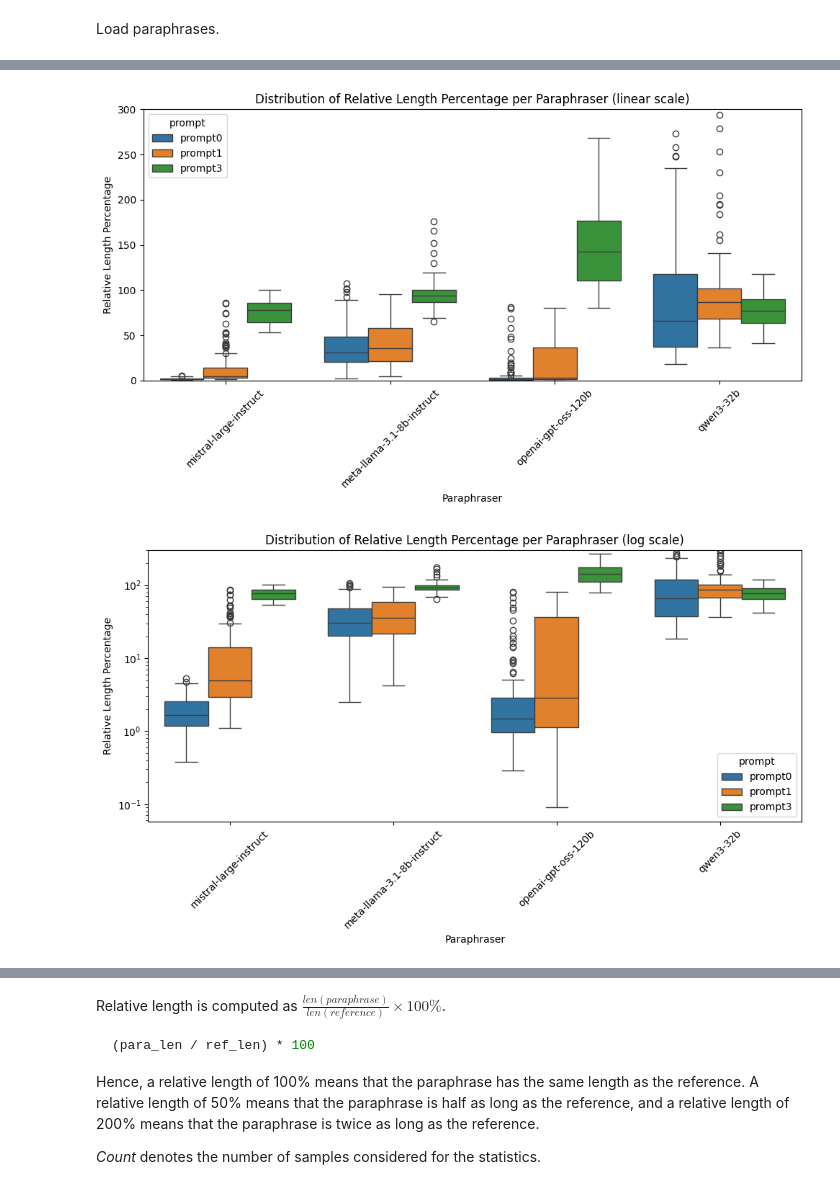
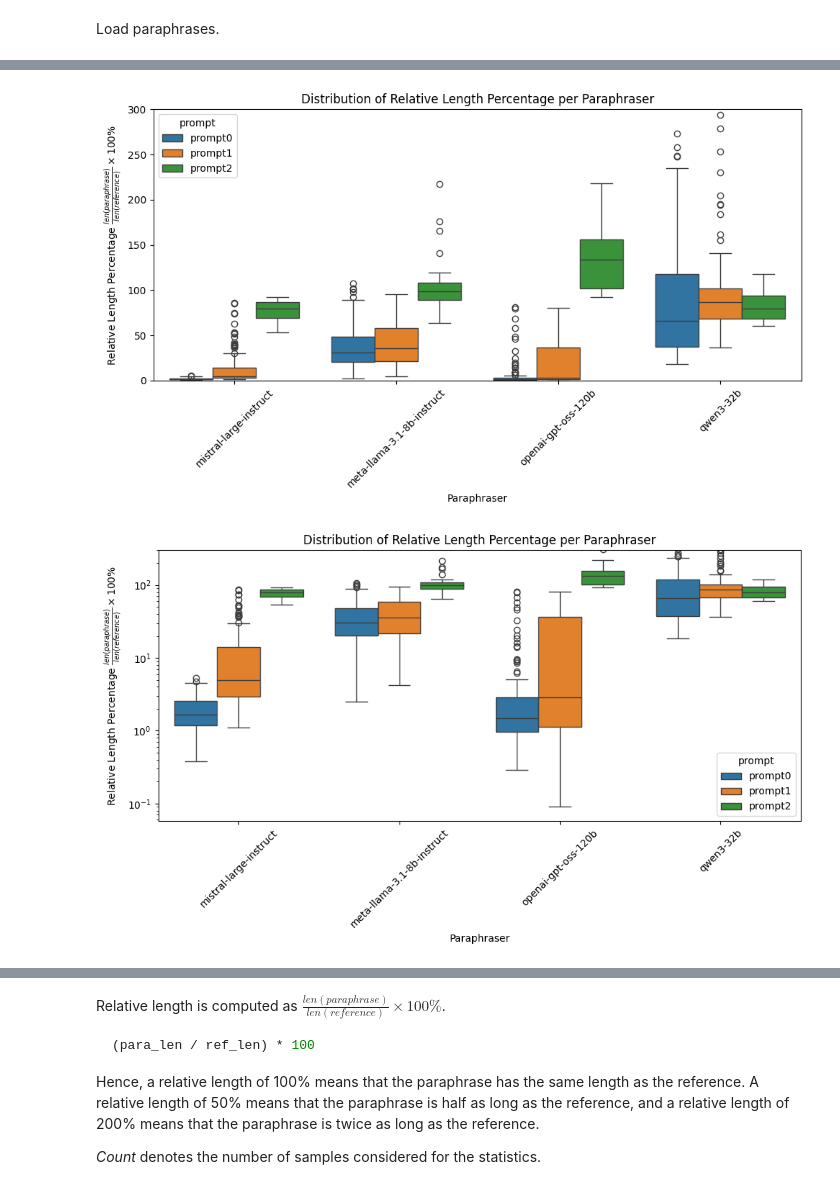
Before and after one commit to webis-de/emnlp26-impostors-method-llm-hard-negatives, a Jupyter notebook: notebooks/paraphrase_filtering.ipynb, the cells around one changed output, grey strips where cells are left out. Cells and saved outputs as stored; diff of their text form; code cells hidden in the pictures.

Commit message:
feat: Correct prompt names

```diff
--- a/notebooks/paraphrase_filtering.ipynb
+++ b/notebooks/paraphrase_filtering.ipynb
@@ -196,6 +196,7 @@ for path2json in [path2json1, path2json2, path2json3]:
                                             "realtive_len_perc": relative_len_perc,
                                             "post_process_len_perc(qwen)": processed_text_len_perc,
                                             "paraphrase": temp,
+                                            "reference_text": reference_text,
                                         }
                                     ]
                                 ),
@@ -323,7 +324,7 @@ for i, (reference_text, para_dict) in enumerate(df.items()):
                             "paraphrase_length": para_len,
                             "smaller700": para_len < 700,
                             "paraphraser": paraphraser,
-                            "prompt": "prompt3",
+                            "prompt": "prompt2",
                             "reference_pair_id": i,  # position in the outermost list
                             "pair_id": 0,  # "0" or "1"
                             "realtive_len_perc": relative_len_perc,
@@ -345,12 +346,13 @@ for i, (reference_text, para_dict) in enumerate(df.items()):
                                 "paraphrase_length": para_len,
                                 "smaller700": para_len < 700,
                                 "paraphraser": paraphraser,
-                                "prompt": "prompt3",
+                                "prompt": "prompt2",
                                 "reference_pair_id": i,  # position in the outermost list
                                 "pair_id": 0,  # "0" or "1"
                                 "realtive_len_perc": relative_len_perc,
                                 "post_process_len_perc(qwen)": processed_text_len_perc,
                                 "paraphrase": temp,
+                                "reference_text": reference_text,
                             }
                         ]
                     ),
@@ -408,6 +410,9 @@ Number of garbage texts: 0
 import seaborn as sns
 import matplotlib.pyplot as plt
 
+
+save_path = Path(os.getcwd()).resolve().parent / CONFIG.SAVE_PATH / "prompt_impact"
+save_path.mkdir(parents=True, exist_ok=True)
 for y_col in [
     "realtive_len_perc",
     "post_process_len_perc(qwen)",
@@ -418,39 +423,42 @@ for y_col in [
 
         if scale == "log":
             plt.yscale("log")  # log scale to expand lower region
-        plt.title(
-            f"Distribution of Relative Length Percentage per Paraphraser ({scale} scale)"
-        )
+        plt.title(f"Distribution of Relative Length Percentage per Paraphraser")
         plt.xlabel("Paraphraser")
         plt.ylabel(
-            "Relative Length Percentage"
+            r"Relative Length Percentage $\frac{len(paraphrase)}{len(reference)}\times 100\%$"
             if y_col == "realtive_len_perc"
-            else "Post-processed Length Percentage (qwen's artefact)"
+            else r"Post-Processing Length Percentage $\frac{len(paraphrase)}{len(reference)}\times 100\%$"
         )
         plt.xticks(rotation=45)
         plt.ylim(0, 300)
         plt.tight_layout()
+        plt.savefig(
+            save_path / f"paraphraser_length_distribution_{y_col}_{scale}.svg",
+            dpi=300,
+            bbox_inches="tight",
+        )
         plt.show()
         plt.close()
 
 
 plt.figure(figsize=(10, 6))
 sns.ecdfplot(
     data=store_length,
     x="post_process_len_perc(qwen)",
     hue="prompt",
     # col="paraphraser",  # facet by paraphraser
 )
 plt.title(f"CDF of post_process_len_perc(qwen) per Paraphraser")
 plt.xlabel(
-    "Relative Length Percentage"
+    r"Relative Length Percentage $\frac{len(paraphrase)}{len(reference)}\times 100\%$"
     if y_col == "realtive_len_perc"
-    else "Post-processed Length Percentage (qwen's artefact)"
+    else r"Post-Processing Length Percentage $\frac{len(paraphrase)}{len(reference)}\times 100\%$"
 )
 plt.ylabel("Cumulative Probability")
 plt.tight_layout()
 plt.show()
 plt.close()
 # %% [output]
-[figure, old version]
+[figure, new version]
-[figure, old version]
+[figure, new version]
```
Also changed, not shown: parts of 15 cells of this notebook.
